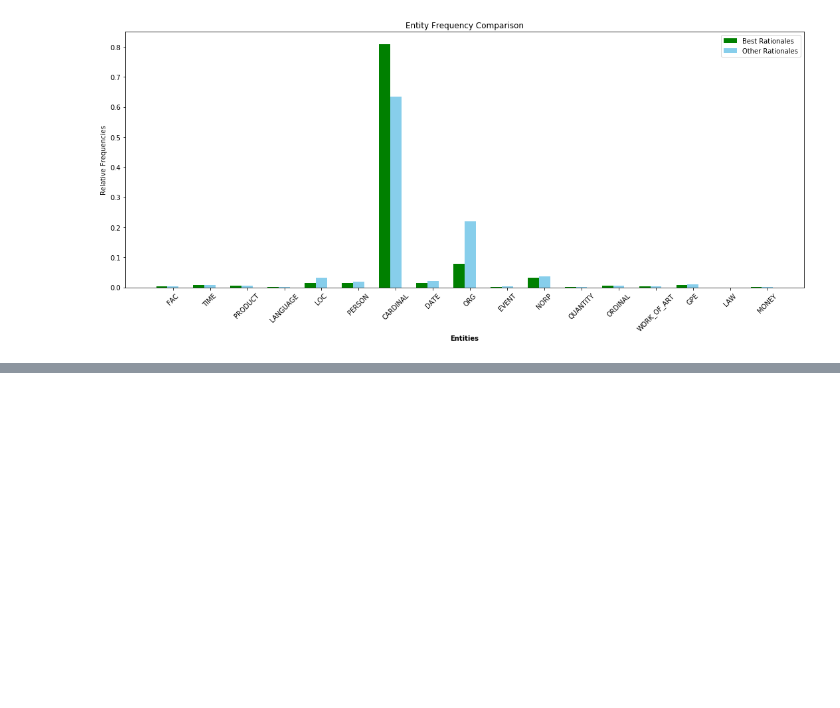
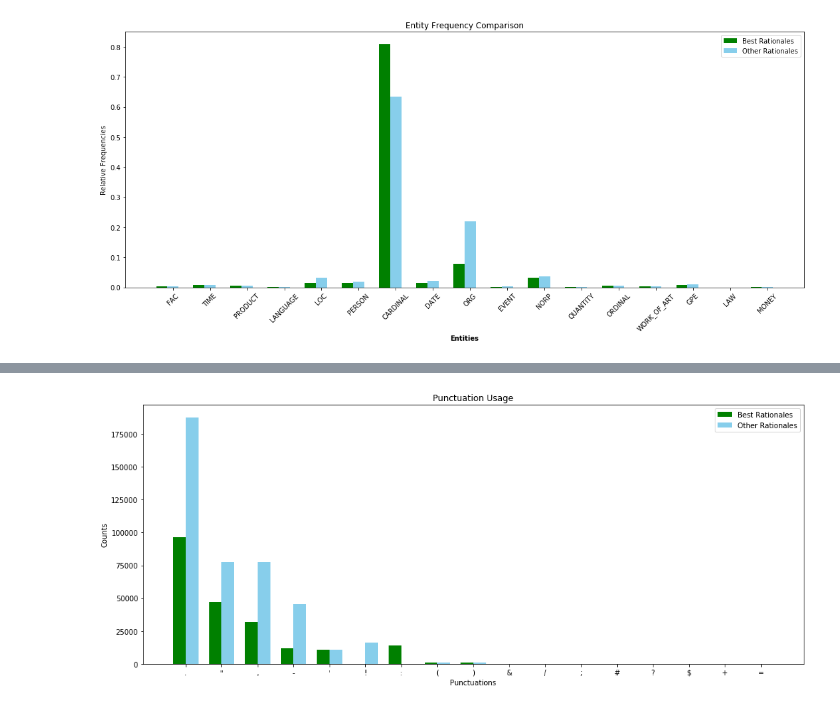
Before and after one commit to huypham1103/distilling-step-by-step, a Jupyter notebook: [API] dataset/research.ipynb, the cells around one changed output, grey strips where cells are left out. Saved outputs shown, nothing was run; the diff lists cells and outputs as text; code cells hidden in the pictures; blank space fills up the shorter version.

```diff
--- a/[API] dataset/research.ipynb
+++ b/[API] dataset/research.ipynb
@@ -496,0 +611,39 @@ plt.show()
+# %%
+def punctuation_usage(texts):
+    punctuations = "!\"#$%&'()*+,-./:;<=>?@[\]^_`{|}~"
+    punctuation_counts = Counter()
+    for text in texts:
+        for char in text:
+            if char in punctuations:
+                punctuation_counts[char] += 1
+    return punctuation_counts
+
+best_punctuations = punctuation_usage(best_texts)
+other_punctuations = punctuation_usage(other_texts)
+
+def capitalized_usage(texts):
+    return sum(1 for text in texts for word in text.split() if word.isupper())
+
+best_capitals = capitalized_usage(best_texts)
+other_capitals = capitalized_usage(other_texts)
+# %%
+labels, best_vals = zip(*best_punctuations.items())
+_, other_vals = zip(*other_punctuations.items())
+
+x = np.arange(len(labels))
+width = 0.35
+
+plt.figure(figsize=(14, 6))
+rects1 = plt.bar(x - width/2, best_vals, width, label='Best Rationales', color='green')
+rects2 = plt.bar(x + width/2, other_vals, width, label='Other Rationales', color='skyblue')
+
+plt.xlabel('Punctuations')
+plt.ylabel('Counts')
+plt.title('Punctuation Usage')
+plt.xticks(x, labels)
+plt.legend()
+
+plt.tight_layout()
+plt.show()
+# %% [output]
+[figure, added]
```
Also changed, not shown: parts of 50 cells of this notebook, 1 other file.
